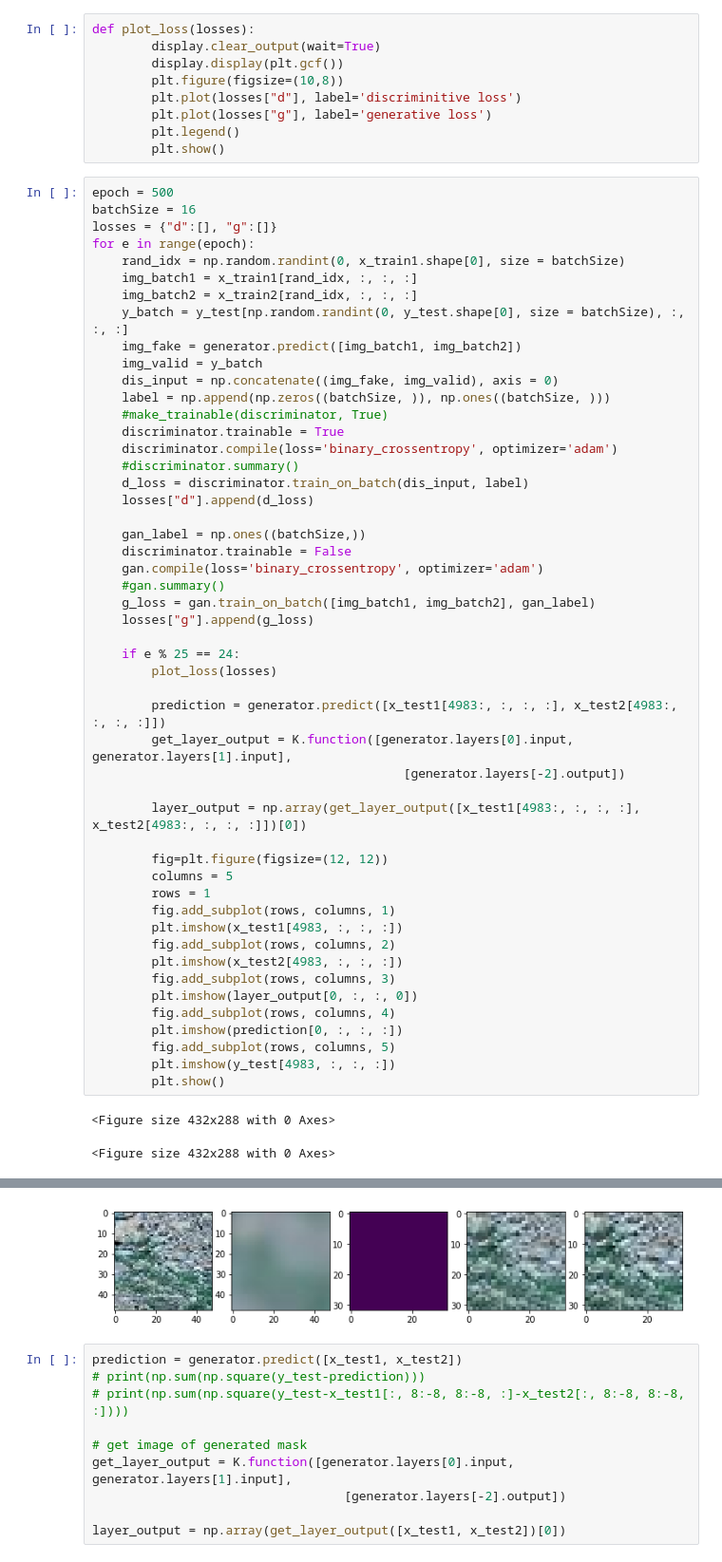
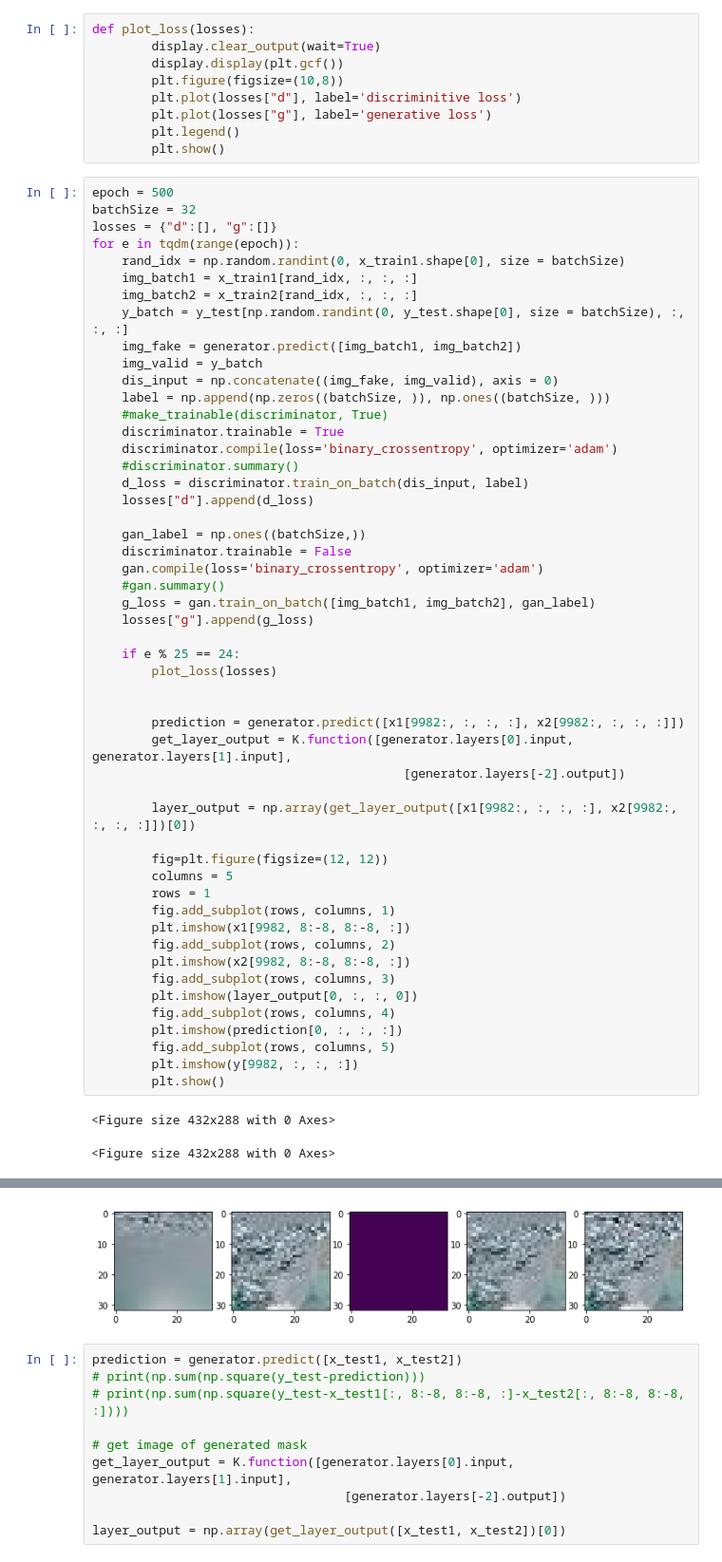
Before and after one commit to cianhwang/FusionNet, a Jupyter notebook: fusionnet.ipynb, the cells around one changed output, grey strips where cells are left out. Shown at 95% size. Drawn from its saved outputs; the diff is of its cells as text.

```diff
--- a/fusionnet.ipynb
+++ b/fusionnet.ipynb
@@ -276,9 +277,9 @@ def plot_loss(losses):
         plt.show()
 # %%
 epoch = 500
-batchSize = 16
+batchSize = 32
 losses = {"d":[], "g":[]}
-for e in range(epoch):
+for e in tqdm(range(epoch)):
     rand_idx = np.random.randint(0, x_train1.shape[0], size = batchSize)
     img_batch1 = x_train1[rand_idx, :, :, :]
     img_batch2 = x_train2[rand_idx, :, :, :]
@@ -304,25 +305,26 @@ for e in range(epoch):
     if e % 25 == 24:
         plot_loss(losses)
 
-        prediction = generator.predict([x_test1[4983:, :, :, :], x_test2[4983:, :, :, :]])
+
+        prediction = generator.predict([x1[9982:, :, :, :], x2[9982:, :, :, :]])
         get_layer_output = K.function([generator.layers[0].input, generator.layers[1].input],
                                           [generator.layers[-2].output])
 
-        layer_output = np.array(get_layer_output([x_test1[4983:, :, :, :], x_test2[4983:, :, :, :]])[0])
+        layer_output = np.array(get_layer_output([x1[9982:, :, :, :], x2[9982:, :, :, :]])[0])
 
         fig=plt.figure(figsize=(12, 12))
         columns = 5
         rows = 1
         fig.add_subplot(rows, columns, 1)
-        plt.imshow(x_test1[4983, :, :, :])
+        plt.imshow(x1[9982, 8:-8, 8:-8, :])
         fig.add_subplot(rows, columns, 2)
-        plt.imshow(x_test2[4983, :, :, :])
+        plt.imshow(x2[9982, 8:-8, 8:-8, :])
         fig.add_subplot(rows, columns, 3)
         plt.imshow(layer_output[0, :, :, 0])
         fig.add_subplot(rows, columns, 4)
         plt.imshow(prediction[0, :, :, :])
         fig.add_subplot(rows, columns, 5)
-        plt.imshow(y_test[4983, :, :, :])
+        plt.imshow(y[9982, :, :, :])
         plt.show()
 # %% [output]
 <Figure size 432x288 with 0 Axes>
@@ -331,4 +333,4 @@ for e in range(epoch):
-[figure, old version]
+[figure, new version]
 # %%
 prediction = generator.predict([x_test1, x_test2])
 # print(np.sum(np.square(y_test-prediction)))
```
Also changed, not shown: parts of 2 cells of this notebook.
